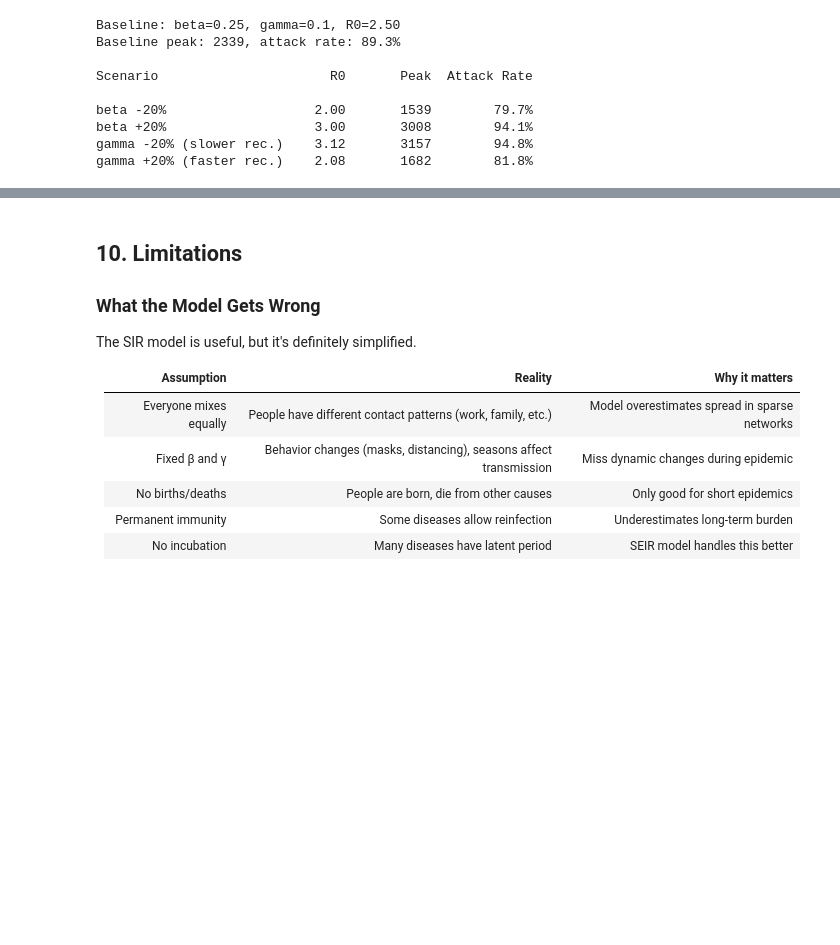
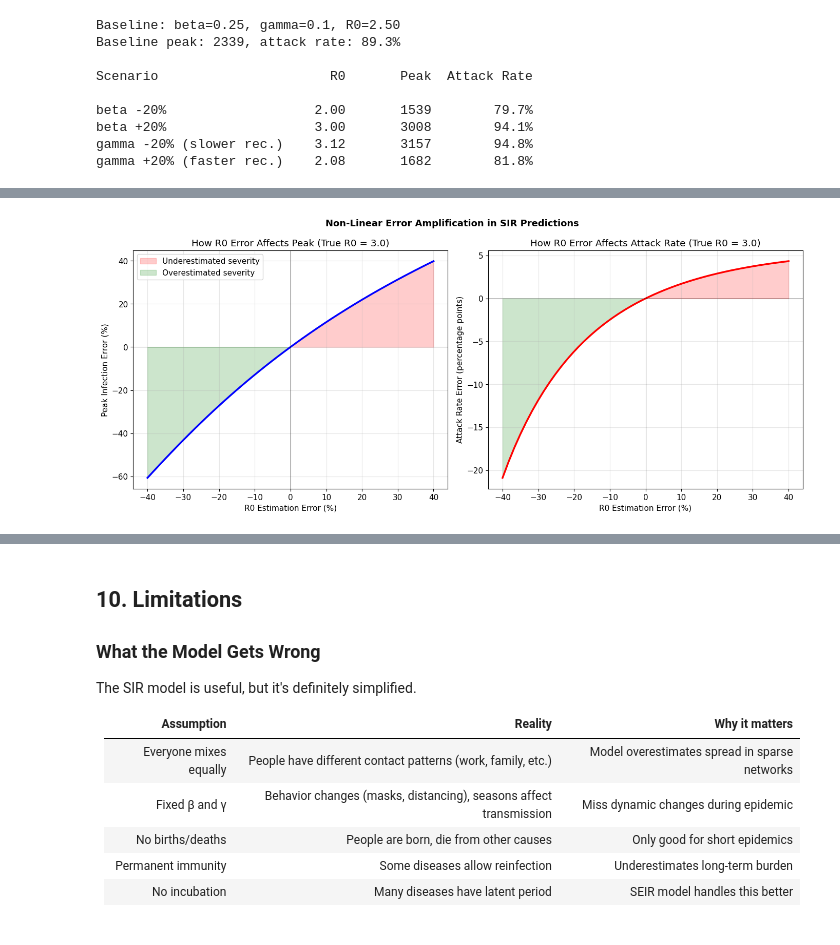
Before and after one commit to AhmedInv40/SIR-Epidemic-Model, a Jupyter notebook: SIR Epidemic Model.ipynb, the cells around one changed output, grey strips where cells are left out. Drawn from its saved outputs; the diff is of its cells as text; code cells hidden in the pictures; blank space fills up the shorter version.

```diff
--- a/SIR Epidemic Model.ipynb
+++ b/SIR Epidemic Model.ipynb
@@ -984,0 +1323,83 @@ gamma +20% (faster rec.)    2.08       1682        81.8%
+# %%
+# How R0 estimation error propagates to epidemic predictions
+
+def r0_estimation_error_analysis(R0_true=3.0, gamma_true=0.1, N=10000, I0=10, days=200):
+    """
+    If R0 is misestimated by X%, how much does peak and attack rate change?
+    This shows the non-linear amplification of estimation errors.
+    """
+
+    beta_true = R0_true * gamma_true
+    S0 = N - I0
+
+    # True epidemic
+    t_true, S_true, I_true, R_true = run_sir_simulation(S0, I0, 0, beta_true, gamma_true, days)
+    true_peak = max(I_true)
+    true_attack = R_true[-1] / N * 100
+
+    # Range of R0 estimation errors: -40% to +40%
+    error_pcts = np.linspace(-40, 40, 50)
+    peaks = []
+    attacks = []
+
+    for err_pct in error_pcts:
+        R0_est = R0_true * (1 + err_pct / 100)
+        beta_est = R0_est * gamma_true
+
+        t, S, I, R = run_sir_simulation(S0, I0, 0, beta_est, gamma_true, days)
+        peaks.append(max(I))
+        attacks.append(R[-1] / N * 100)
+
+    fig, axes = plt.subplots(1, 2, figsize=(14, 6))
+
+    # Peak error
+    peak_errors = [(p - true_peak) / true_peak * 100 for p in peaks]
+    axes[0].plot(error_pcts, peak_errors, 'b-', lw=2.5)
+    axes[0].axhline(0, color='black', ls='-', lw=0.5)
+    axes[0].axvline(0, color='black', ls='-', lw=0.5)
+    axes[0].fill_between(error_pcts, 0, peak_errors,
+                         where=[e > 0 for e in peak_errors], alpha=0.2, color='red',
+                         label='Underestimated severity')
+    axes[0].fill_between(error_pcts, 0, peak_errors,
+                         where=[e < 0 for e in peak_errors], alpha=0.2, color='green',
+                         label='Overestimated severity')
+    axes[0].set_xlabel('R0 Estimation Error (%)')
+    axes[0].set_ylabel('Peak Infection Error (%)')
+    axes[0].set_title(f'How R0 Error Affects Peak (True R0 = {R0_true})')
+    axes[0].legend()
+
+    # Attack rate error
+    attack_errors = [a - true_attack for a in attacks]
+    axes[1].plot(error_pcts, attack_errors, 'r-', lw=2.5)
+    axes[1].axhline(0, color='black', ls='-', lw=0.5)
+    axes[1].axvline(0, color='black', ls='-', lw=0.5)
+    axes[1].fill_between(error_pcts, 0, attack_errors,
+                         where=[e > 0 for e in attack_errors], alpha=0.2, color='red')
+    axes[1].fill_between(error_pcts, 0, attack_errors,
+                         where=[e < 0 for e in attack_errors], alpha=0.2, color='green')
+    axes[1].set_xlabel('R0 Estimation Error (%)')
+    axes[1].set_ylabel('Attack Rate Error (percentage points)')
+    axes[1].set_title(f'How R0 Error Affects Attack Rate (True R0 = {R0_true})')
+
+    plt.suptitle('Non-Linear Error Amplification in SIR Predictions',
+                 fontsize=13, fontweight='bold')
+    plt.tight_layout()
+    plt.show()
+
+    # Key numbers
+    print(f"True R0 = {R0_true:.1f}, True peak = {true_peak:.0f}, True attack rate = {true_attack:.1f}%")
+    print()
+    print("Error amplification examples:")
+    for err in [-20, -10, 10, 20]:
+        idx = np.argmin(np.abs(error_pcts - err))
+        print(f"  R0 error {err:+d}% -> Peak error {peak_errors[idx]:+.1f}%, "
+              f"Attack rate error {attack_errors[idx]:+.1f}pp")
+    print()
+    print("Notice: The relationship is NON-LINEAR.")
+    print("A -20% underestimation of R0 does NOT cause a -20% error in peak.")
+    print("The errors amplify because epidemic dynamics are exponential.")
+
+
+r0_estimation_error_analysis()
+# %% [output]
+[figure, added]
```
Also changed, not shown: parts of 8 cells of this notebook.
